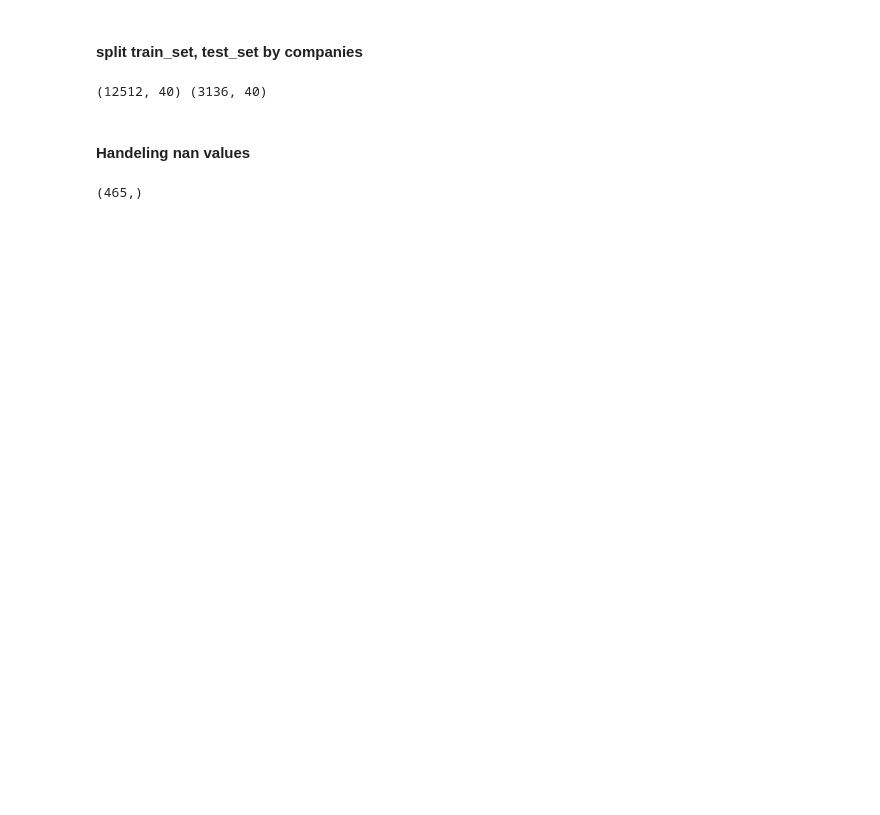
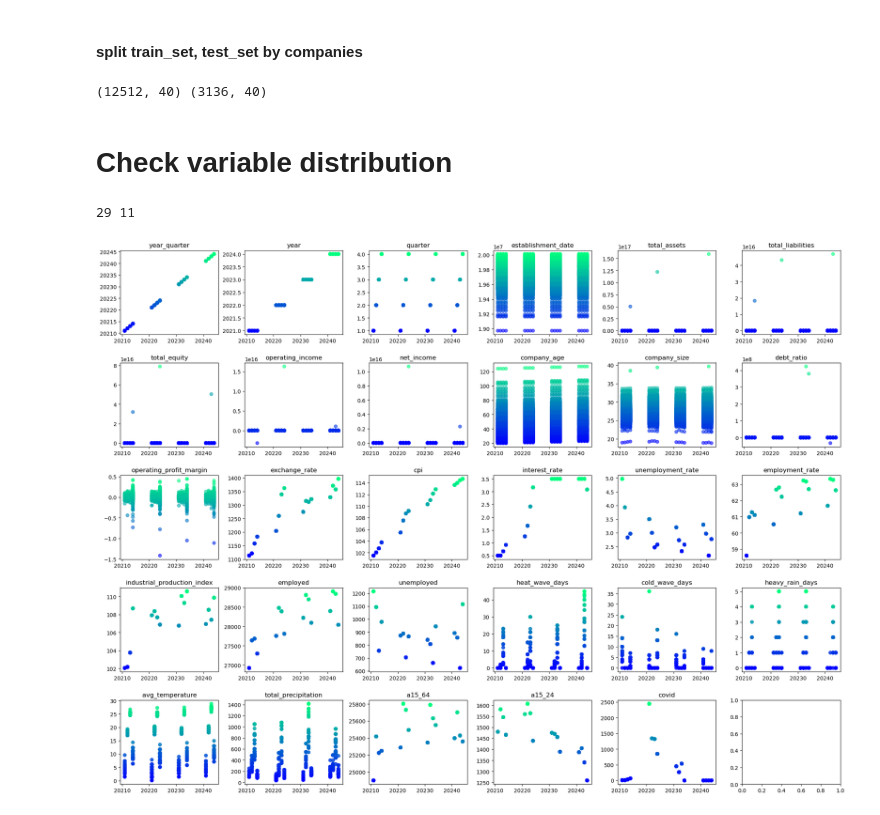
Before and after one commit to jaehoo-lee/Climate-Risk-Classifier, a Jupyter notebook: project.ipynb, the cells around one changed output. Saved outputs shown, nothing was run; the diff lists cells and outputs as text; code cells hidden in the pictures; blank space fills up the shorter version.

Commit message:
check outliers

```diff
--- a/project.ipynb
+++ b/project.ipynb
@@ -132,18 +176,34 @@ test_set = df_clean[df_clean['company_name'].isin(test_companies)]
 print(train_set.shape, test_set.shape)
 # %% [output]
 (12512, 40) (3136, 40)
-# %% [markdown]
-#### Handeling nan values
-# %%
-nan_df = df_clean[['operating_income', 'net_income', 'operating_profit_margin']]
-# %% [output]
-(465,)
+# %% [markdown]
+# Check variable distribution
 # %%
-# Classifying Variable Types
-num_features = train_set.select_dtypes(include='number').columns
-str_features = train_set.select_dtypes(exclude='number').columns
+print(len(num_features), len(str_features))
+# %% [output]
+29 11
 # %%
-# # 그래프 개형 확인
-# fig, ax = plt.subplots(figsize=(10, 8))
-# ax.scatter(df['year_quarter'], df['heat_wave_days'])
+df_clean = df_clean.sort_values(by=['company_name', 'year_quarter'])
+
+# num_features graph
+fig, ax = plt.subplots(5, 6)
+
+# grid size settings
+fig.set_size_inches((20, 15))
+
+# grig blank settings
+plt.subplots_adjust(wspace=0.3, hspace=0.3)
+
+for row in range(5):
+    for col in range(6):
+
+        if row * 6 + col > len(num_features)-1 : break
+
+        ax[row, col].scatter(df_clean['year_quarter'] ,df_clean[num_features[row * 6 + col]], c=df_clean[num_features[row * 6 + col]],cmap='winter', alpha=0.6)
+        ax[row, col].set_title(num_features[row * 6 + col])
+
+plt.tight_layout()
+plt.show()
+# %% [output]
+[figure, added]
 # %%
```
Also changed, not shown: parts of 7 cells of this notebook.
